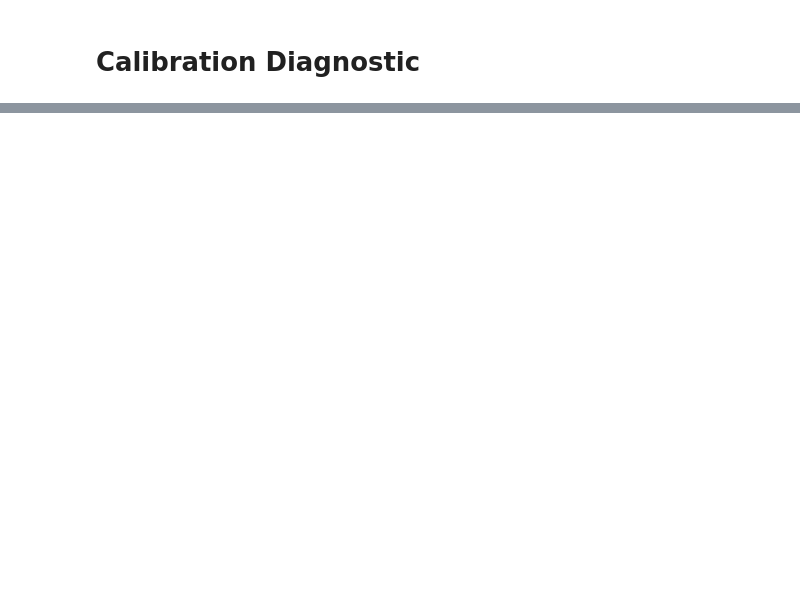
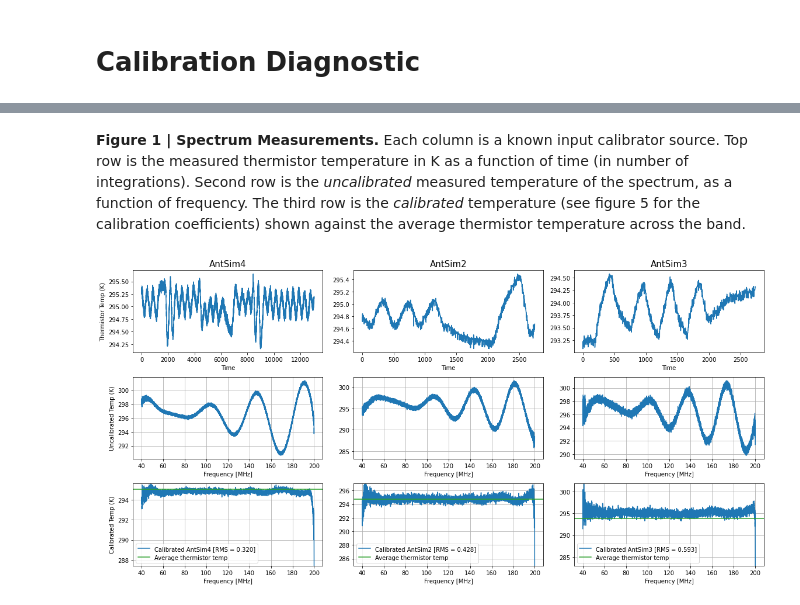
Before and after one commit to edges-collab/edges-cal, a Jupyter notebook: src/edges_cal/notebooks/calibrate-observation.ipynb, the cells around one changed output, grey strips where cells are left out. Drawn from its saved outputs; the diff is of its cells as text; code cells hidden in the pictures; blank space fills up the shorter version.

```diff
--- a/src/edges_cal/notebooks/calibrate-observation.ipynb
+++ b/src/edges_cal/notebooks/calibrate-observation.ipynb
@@ -26,0 +145,21 @@ Observation Location:  /home/steven/Documents/Projects/radio/EOR/Edges/edges-cal
+# %% [markdown]
+**Figure 1 | Spectrum Measurements.** Each column is a known input calibrator source. Top row is the measured thermistor temperature in K as a function of time (in number of integrations). Second row is the *uncalibrated* measured temperature of the spectrum, as a function of frequency. The third row is the *calibrated* temperature (see figure 5 for the calibration coefficients) shown against the average thermistor temperature across the band.
+# %%
+fig, ax = plt.subplots(
+    3,3,figsize=(16,8),
+)
+
+for i, (name, load) in enumerate(antsims.items()):
+    ax[0,i].plot(load.spectrum.thermistor_temp)
+    ax[0,i].set_title(name, fontsize=15)
+    ax[0,i].set_xlabel("Time")
+    load.spectrum.plot(fig=fig, ax=ax[1,i],ylabel=False)
+    calobs.plot_calibrated_temp(load, ax=ax[2,i],ylabel=False)
+
+ax[0,0].set_ylabel("Thermistor Temp (K)")
+ax[1,0].set_ylabel("Uncalibrated Temp (K)")
+ax[2,0].set_ylabel("Calibrated Temp (K)")
+
+plt.tight_layout()
+# %% [output]
+[figure, added]
```
Also changed, not shown: parts of 22 cells of this notebook, 2 other files.
